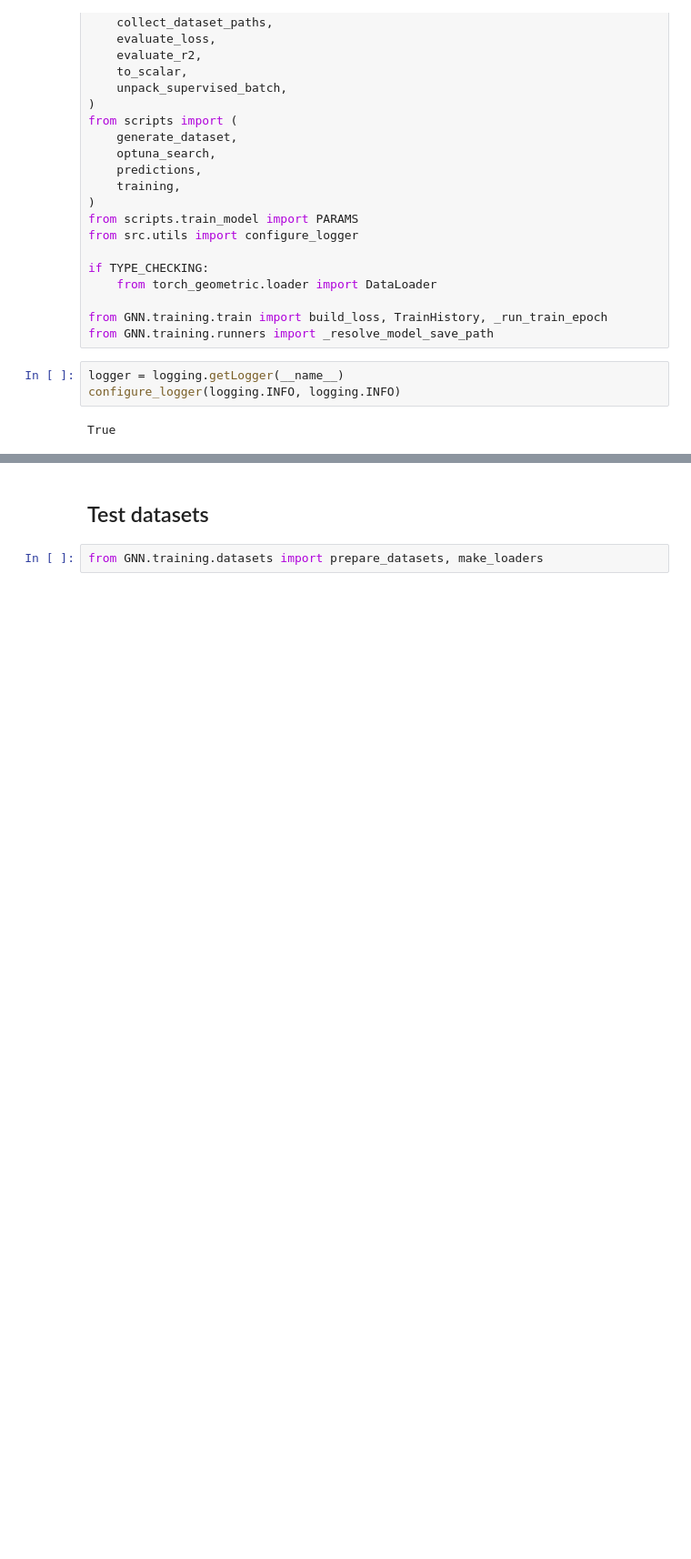
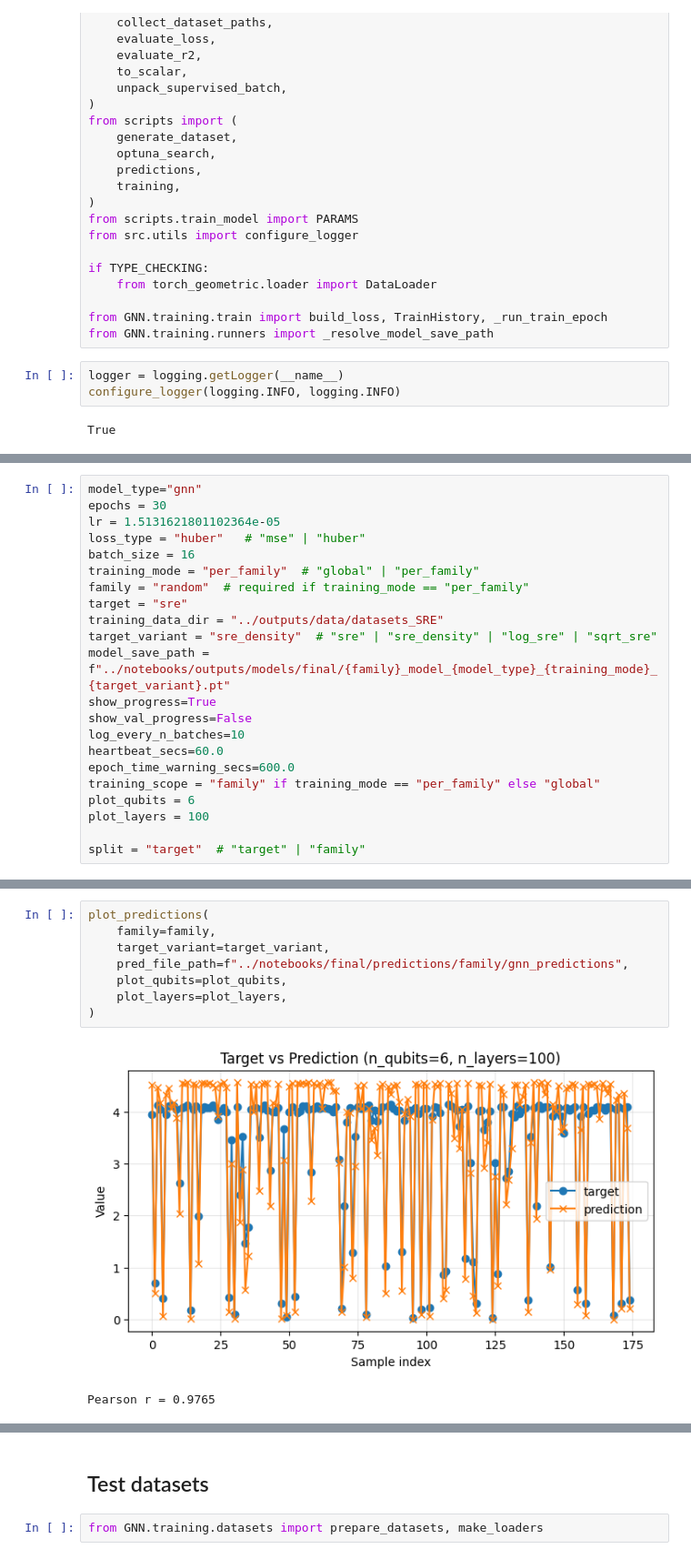
Before and after one commit to VicLambert/qml-quansistor-entropy, a Jupyter notebook: qqe/notebooks/06_29_2026.ipynb, the cells around one changed output, grey strips where cells are left out. Shown at 91% size. Drawn from its saved outputs; the diff is of its cells as text; blank space fills up the shorter version.

```diff
--- a/qqe/notebooks/06_29_2026.ipynb
+++ b/qqe/notebooks/06_29_2026.ipynb
@@ -205,0 +168,22 @@ Text(0.5, 1.0, 'True vs Predicted SRE for clifford Family (GNN Model)')
+# %%
+model_type="gnn"
+epochs = 30
+lr = 1.5131621801102364e-05
+loss_type = "huber"   # "mse" | "huber"
+batch_size = 16
+training_mode = "per_family"  # "global" | "per_family"
+family = "random"  # required if training_mode == "per_family"
+target = "sre"
+training_data_dir = "../outputs/data/datasets_SRE"
+target_variant = "sre_density"  # "sre" | "sre_density" | "log_sre" | "sqrt_sre"
+model_save_path = f"../notebooks/outputs/models/final/{family}_model_{model_type}_{training_mode}_{target_variant}.pt"
+show_progress=True
+show_val_progress=False
+log_every_n_batches=10
+heartbeat_secs=60.0
+epoch_time_warning_secs=600.0
+training_scope = "family" if training_mode == "per_family" else "global"
+plot_qubits = 6
+plot_layers = 100
+
+split = "target"  # "target" | "family"
@@ -205,0 +224,11 @@ Text(0.5, 1.0, 'True vs Predicted SRE for clifford Family (GNN Model)')
+# %%
+plot_predictions(
+    family=family,
+    target_variant=target_variant,
+    pred_file_path=f"../notebooks/final/predictions/family/gnn_predictions",
+    plot_qubits=plot_qubits,
+    plot_layers=plot_layers,
+)
+# %% [output]
+[figure, added]
+Pearson r = 0.9765
```
Also changed, not shown: parts of 24 cells of this notebook, 8 other files.
